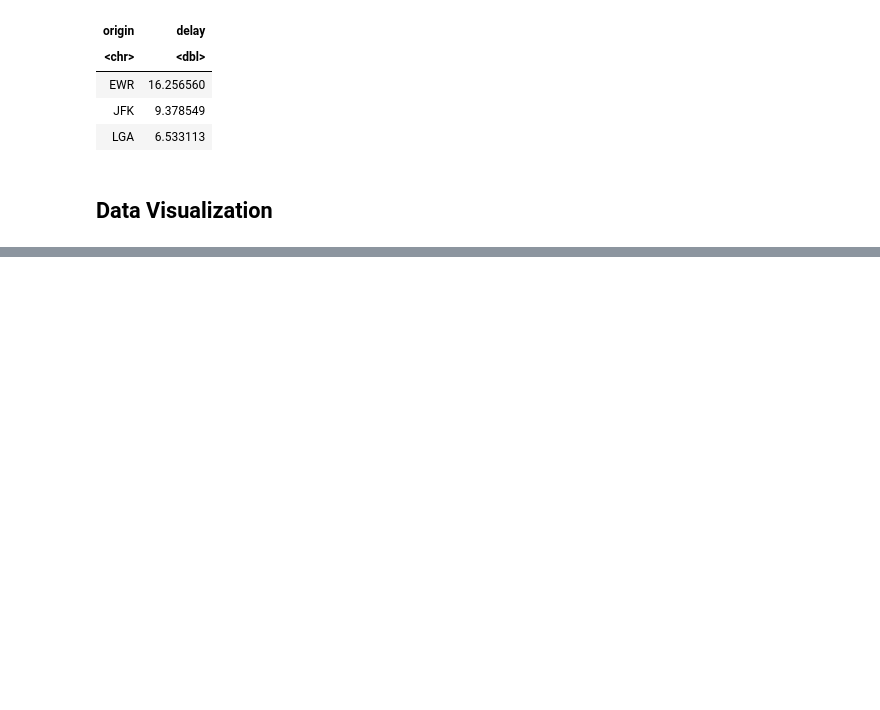
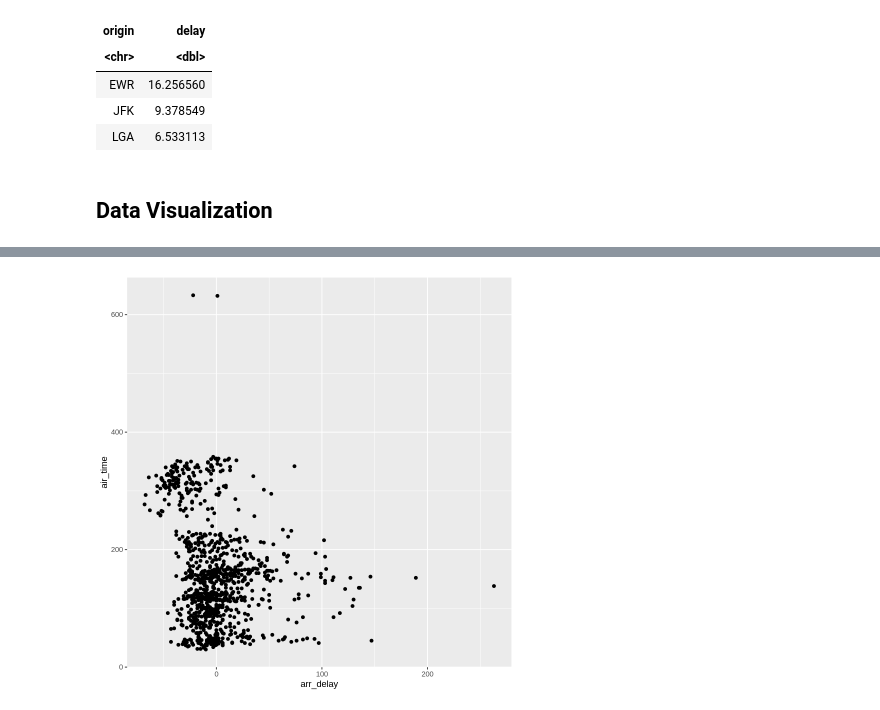
Before and after one commit to Vaycold/statistics_seminar, a Jupyter notebook: assignment_01.ipynb, the cells around one changed output, grey strips where cells are left out. Cells and saved outputs as stored; diff of their text form; code cells hidden in the pictures; blank space fills up the shorter version.

```diff
--- a/assignment_01.ipynb
+++ b/assignment_01.ipynb
@@ -185,0 +208,5 @@ A tibble: 3 × 2
+# %%
+ggplot(data = birthday_flights, mapping= aes(x=arr_delay, y=air_time)) + geom_point()
+
+# There's no pattern with arr_delay and air_time...
+# %% [output]
@@ -185,0 +215 @@ A tibble: 3 × 2
+[figure, added]
```
Also changed, not shown: parts of 5 cells of this notebook.
